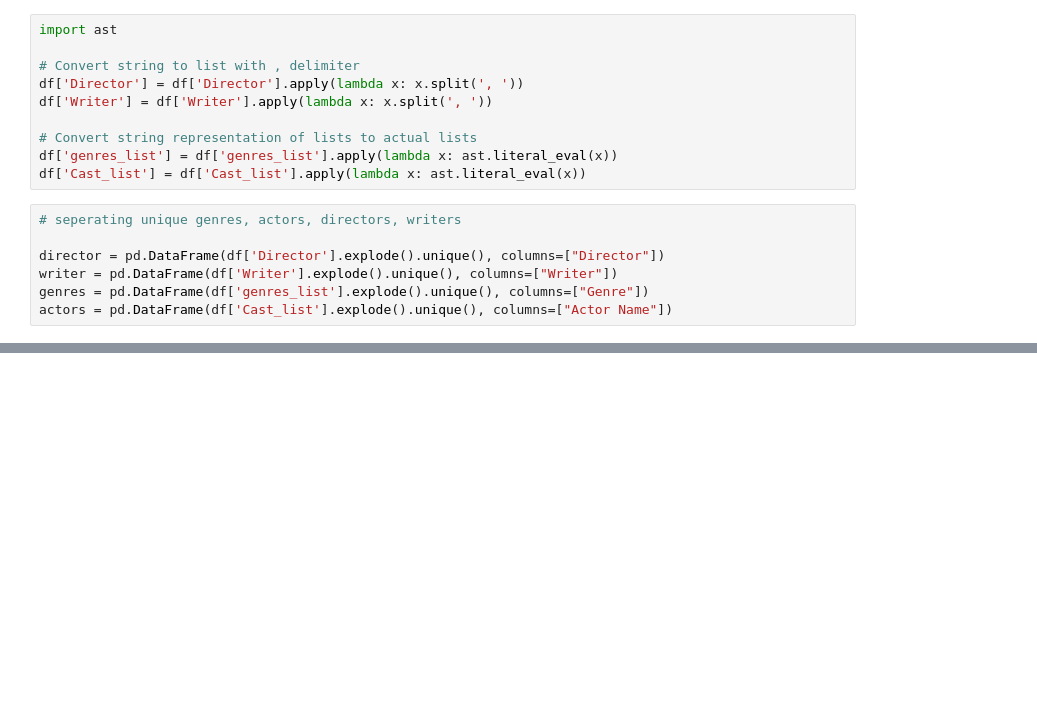
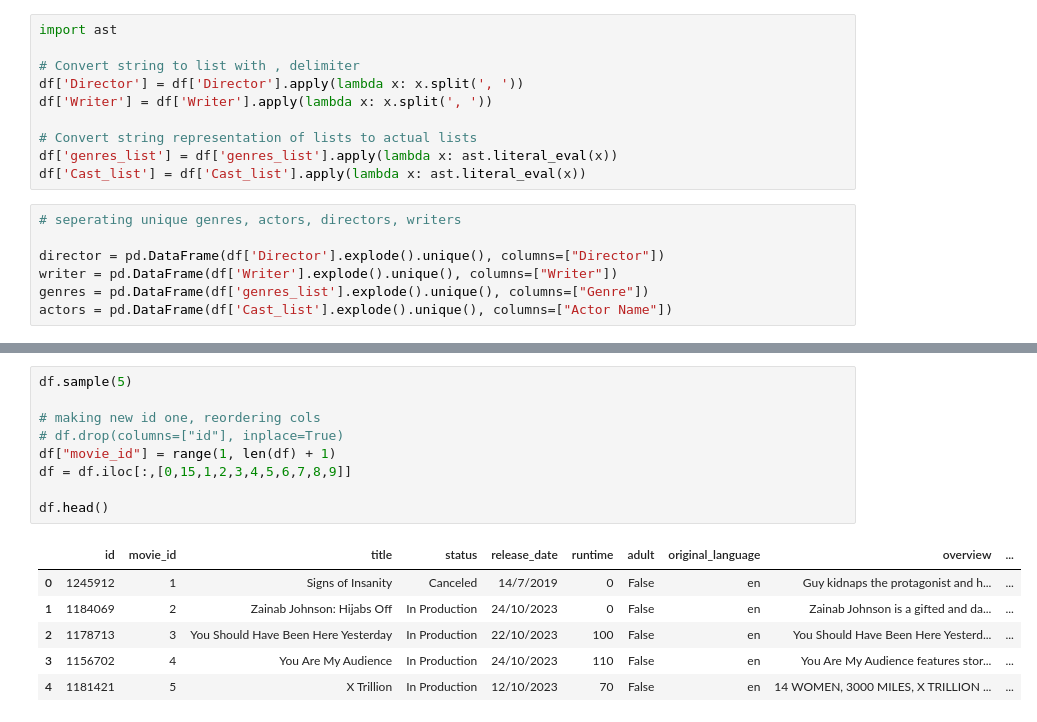
Before and after one commit to leonardHD0433/Internet-Web-Dev, a Jupyter notebook: preprocessing_eda.ipynb, the cells around one changed output, grey strips where cells are left out. Drawn from its saved outputs; the diff is of its cells as text; blank space fills up the shorter version.

```diff
--- a/preprocessing_eda.ipynb
+++ b/preprocessing_eda.ipynb
@@ -212,0 +227,16 @@ MovieActor.to_csv("MovieActor", index=False)
+# %%
+df.sample(5)
+
+# making new id one, reordering cols
+# df.drop(columns=["id"], inplace=True)
+df["movie_id"] = range(1, len(df) + 1)
+df = df.iloc[:,[0,15,1,2,3,4,5,6,7,8,9]]
+
+df.head()
+# %% [output]
+|  | id | movie_id | title | status | release_date | runtime | adult | original_language | overview | ... |
+| 0 | 1245912 | 1 | Signs of Insanity | Canceled | 14/7/2019 | 0 | False | en | Guy kidnaps the protagonist and h... | ... |
+| 1 | 1184069 | 2 | Zainab Johnson: Hijabs Off | In Production | 24/10/2023 | 0 | False | en | Zainab Johnson is a gifted and da... | ... |
+| 2 | 1178713 | 3 | You Should Have Been Here Yesterday | In Production | 22/10/2023 | 100 | False | en | You Should Have Been Here Yesterd... | ... |
+| 3 | 1156702 | 4 | You Are My Audience | In Production | 24/10/2023 | 110 | False | en | You Are My Audience features stor... | ... |
+| 4 | 1181421 | 5 | X Trillion | In Production | 12/10/2023 | 70 | False | en | 14 WOMEN, 3000 MILES, X TRILLION ... | ... |
```
Also changed, not shown: parts of 14 cells of this notebook, 20 other files.
